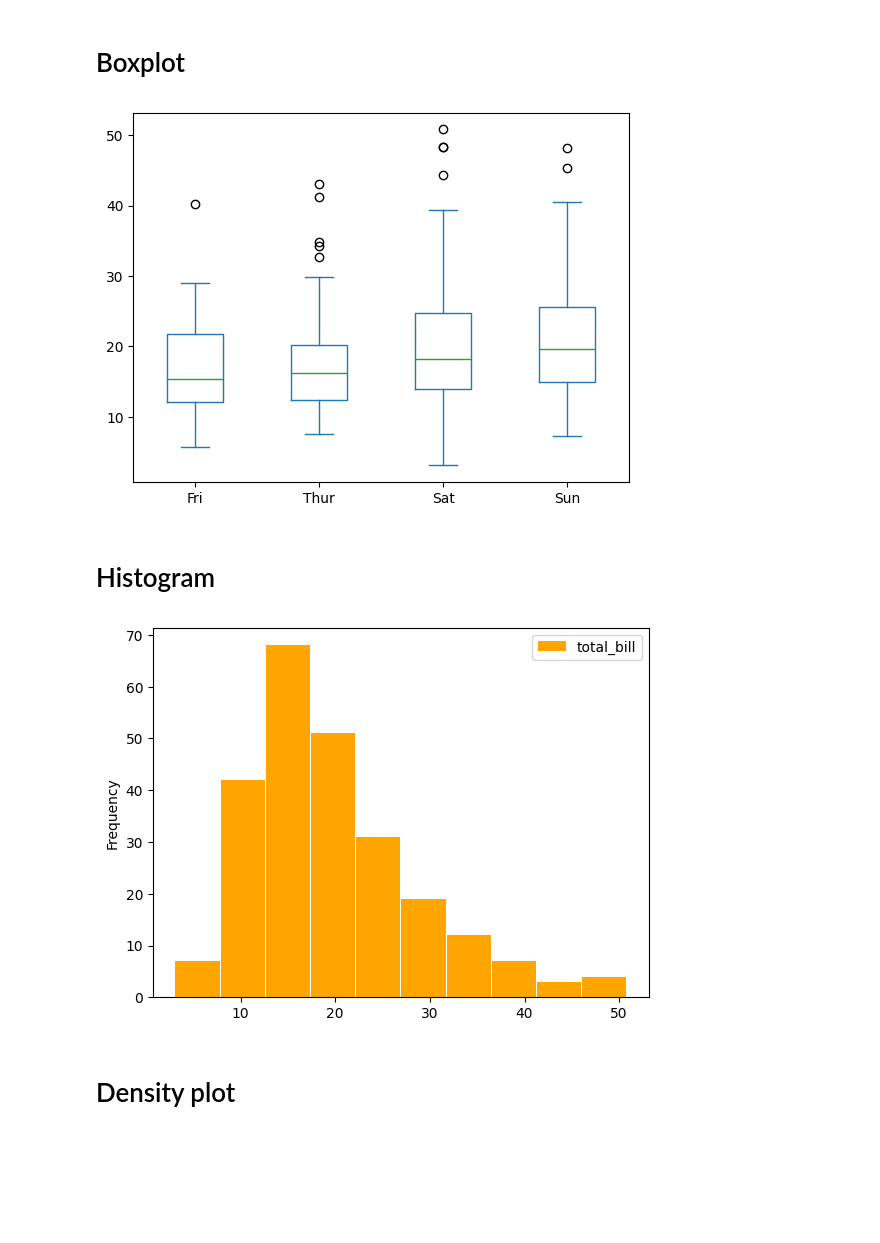
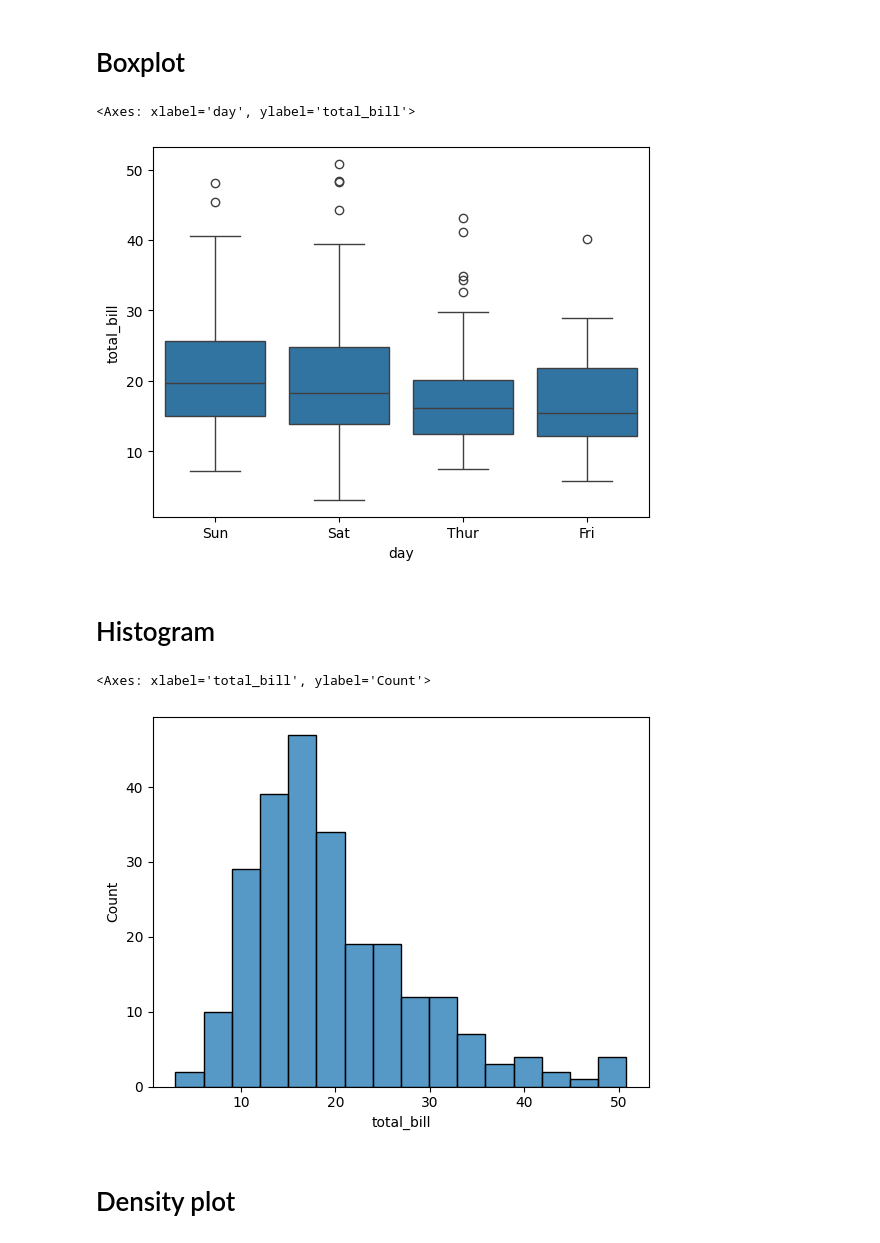
Before and after one commit to SoriyaChan/Practical-Statistics, a Jupyter notebook: EDA.ipynb, the cells around one changed output. Drawn from its saved outputs; the diff is of its cells as text; code cells hidden in the pictures; blank space fills up the shorter version.

```diff
--- a/EDA.ipynb
+++ b/EDA.ipynb
@@ -17,22 +17,19 @@ data.head()
 # %% [markdown]
 # Boxplot
 # %%
-def boxplot_sorted(df, by, column):
-  df2 = pd.DataFrame({col:vals[column] for col, vals in df.groupby(by)})
-  meds = df2.median().sort_values()
-  df2[meds.index].plot(kind='box',rot=0)
-
-boxplot_sorted(data, by="day", column="total_bill")
+sns.boxplot(data, x='day', y='total_bill')
 # plt.savefig('boxplot.png')
 # %% [output]
+<Axes: xlabel='day', ylabel='total_bill'>
-[figure, old version]
+[figure, new version]
 # %% [markdown]
 # Histogram
 # %%
-fig = data.plot(kind='hist', column='total_bill', bins=10, rwidth=0.98, color='orange')
+sns.histplot(data, x='total_bill', binwidth=3)
 # plt.savefig('histogram.png')
 # %% [output]
+<Axes: xlabel='total_bill', ylabel='Count'>
-[figure, old version]
+[figure, new version]
 # %% [markdown]
 # Density plot
 # %%
```
Also changed, not shown: parts of 3 cells of this notebook, 1 other file.
